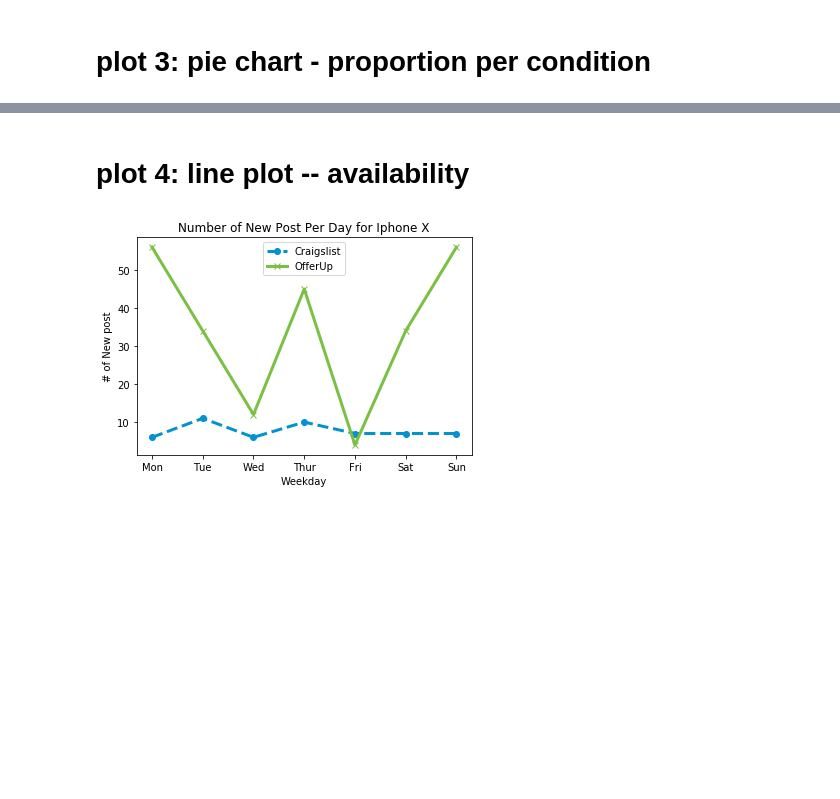
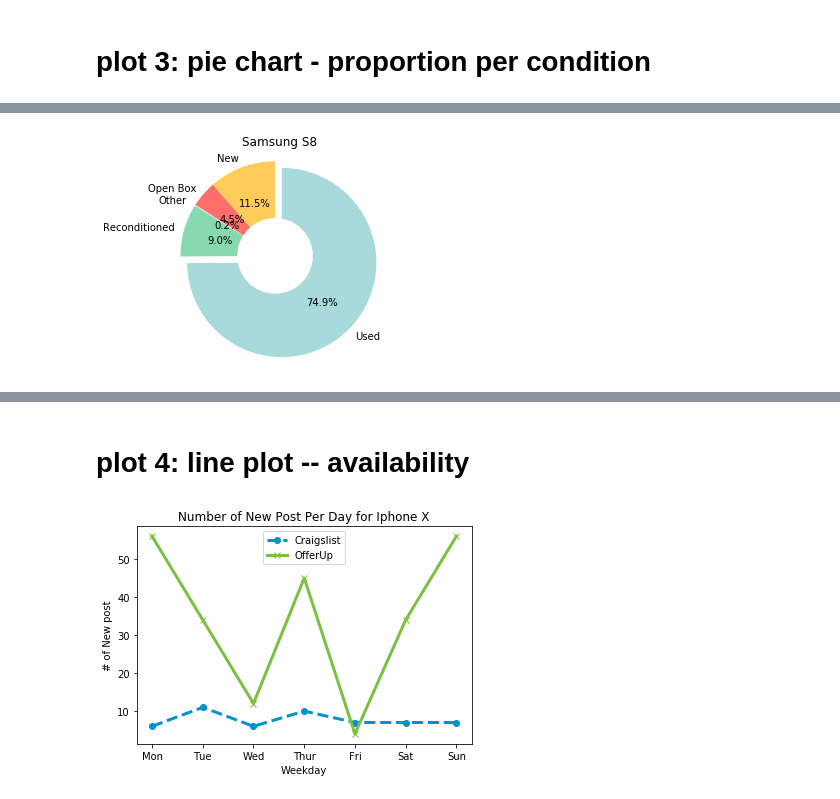
Before and after one commit to BaomoZhou/ece143_fa19_bazhou_Varun_Angela_Frank, a Jupyter notebook: ECE143 project plot-2.ipynb, the cells around one changed output, grey strips where cells are left out. Drawn from its saved outputs; the diff is of its cells as text; code cells hidden in the pictures; blank space fills up the shorter version.

```diff
--- a/ECE143 project plot-2.ipynb
+++ b/ECE143 project plot-2.ipynb
@@ -189,0 +241,23 @@ plt.show()
+# %%
+# Pie chart, where the slices will be ordered and plotted counter-clockwise:
+labels = ['New','Open Box','Other','Reconditioned','Used']
+condi_ip = pd.read_csv('Composition_condition_A_Samsung.csv')
+sizes = condi_ip.squeeze().tolist()
+
+explode = (0, 0, 0, 0, 0.1)  # only "explode" the 2nd slice, depend on the size. Change this to be the largest portion
+
+
+fig1, ax1 = plt.subplots()
+#autopct='%1.1f%%',
+ax1.pie(sizes, explode=explode, labels=labels, autopct='%1.1f%%', colors = ['#ffcc5c','#ff6f69', '#d0e1f9','#88d8b0', '#a8dadc'],
+         startangle=90)
+centre_circle = plt.Circle((0,0),0.4,fc='white')
+fig = plt.gcf()
+fig.gca().add_artist(centre_circle)
+ax1.axis('equal')  # Equal aspect ratio ensures that pie is drawn as a circle.
+
+plt.title('Samsung S8')
+#plt.savefig('cond_CL_ss')
+plt.show()
+# %% [output]
+[figure, added]
```
Also changed, not shown: parts of 7 cells of this notebook, 7 other files.
